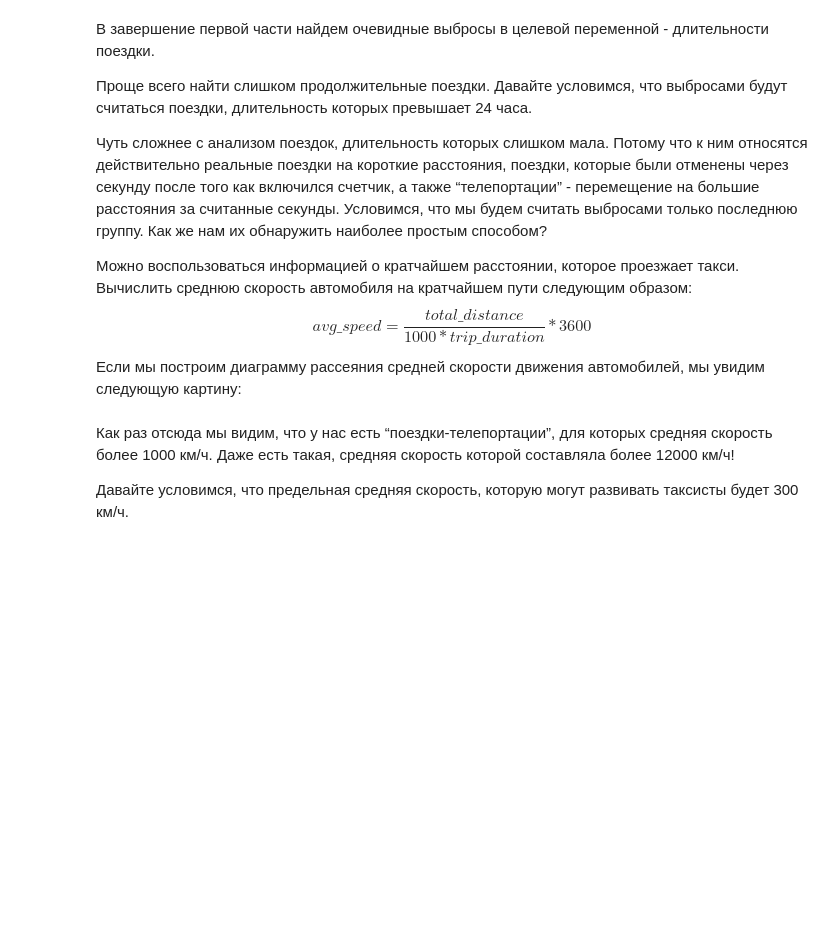
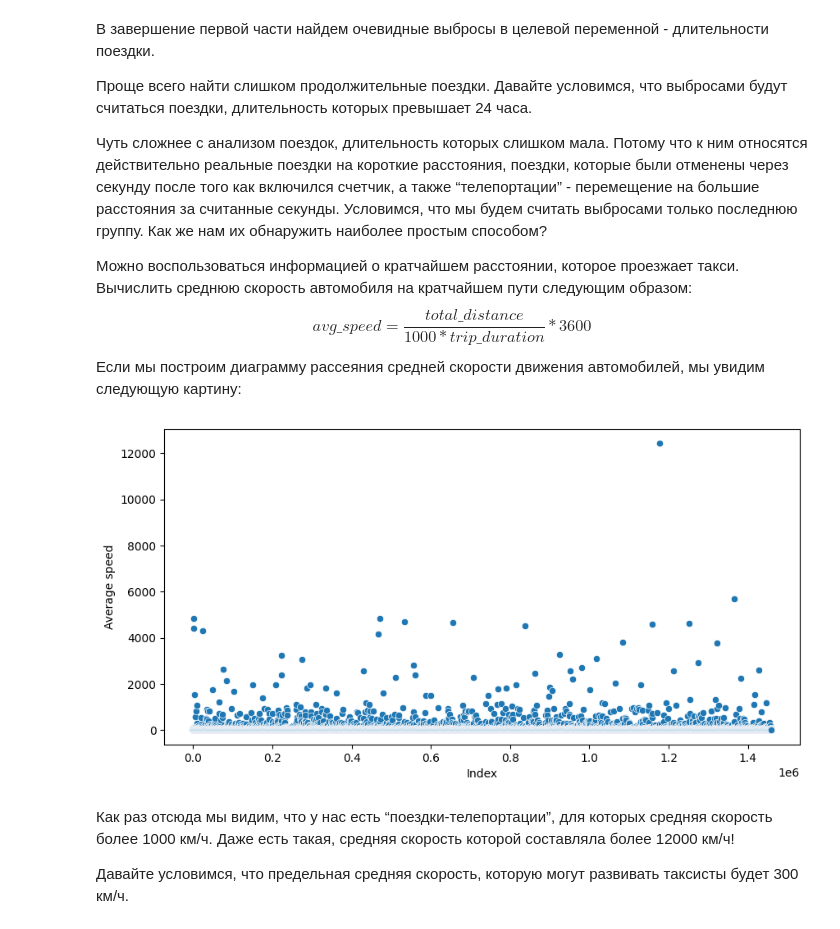
Before and after one commit to sashadasasha/2805, a Jupyter notebook: Project_learn_task_.ipynb, the cells around one changed output. Drawn from its saved outputs; the diff is of its cells as text; code cells hidden in the pictures; blank space fills up the shorter version.

```diff
--- a/Project_learn_task_.ipynb
+++ b/Project_learn_task_.ipynb
@@ -377,6 +377,7 @@ tax_cluster.groupby("geo_cluster").count() #2 - наименьший разме
 
 б) Сколько процентов от общего количества наблюдений в таблице с данными о поездках занимают пропуски в столбцах с погодными условиями? Ответ приведите с точностью до сотых процента.
 # %%
-weather_data = pd.read_csv('data/weather_data.csv')
+weather_data = pd.read_csv('gdrive/My Drive/weather_data.csv')
+weather_data.head()
 
 # ваш код здесь
@@ -394,0 +469,22 @@ weather_data = pd.read_csv('data/weather_data.csv')
+# %%
+# ваш код здесь
+def fill_null_weather_data(taxi_data):
+  weather_cols = ['temperature', 'visibility', 'wind speed', 'precip']
+  for col in weather_cols:
+      taxi_data[col] = taxi_data[col].fillna(
+          taxi_data.groupby('pickup_date')[col].transform('median')
+      )
+
+  taxi_data['events'] = taxi_data['events'].fillna('None')
+
+  values = {
+          'total_distance': taxi_data['total_distance'].median(),
+          'total_travel_time': taxi_data['total_travel_time'].median(),
+          'number_of_steps': taxi_data['number_of_steps'].median()
+    }
+  taxi_data = taxi_data.fillna(values)
+  return taxi_data
+
+taxi_with_fill_null = fill_null_weather_data(taxi_data)
+
+taxi_with_fill_null
@@ -404,11 +518,13 @@ weather_data = pd.read_csv('data/weather_data.csv')
 $$avg\_speed= \frac{total\_distance}{1000*trip\_duration}*3600$$
 Если мы построим диаграмму рассеяния средней скорости движения автомобилей, мы увидим следующую картину:
 # %%
-avg_speed = taxi_data['total_distance'] / taxi_data['trip_duration'] * 3.6
+avg_speed = taxi_with_fill_null['total_distance'] / taxi_with_fill_null['trip_duration'] * 3.6
 fig, ax = plt.subplots(figsize=(10, 5))
 sns.scatterplot(x=avg_speed.index, y=avg_speed, ax=ax)
 ax.set_xlabel('Index')
 ax.set_ylabel('Average speed');
+# %% [output]
+[figure, added]
 # %% [markdown]
 Как раз отсюда мы видим, что у нас есть “поездки-телепортации”, для которых средняя скорость более 1000 км/ч. Даже есть такая, средняя скорость которой составляла более 12000 км/ч!
 
```
Also changed, not shown: parts of 94 cells of this notebook.
